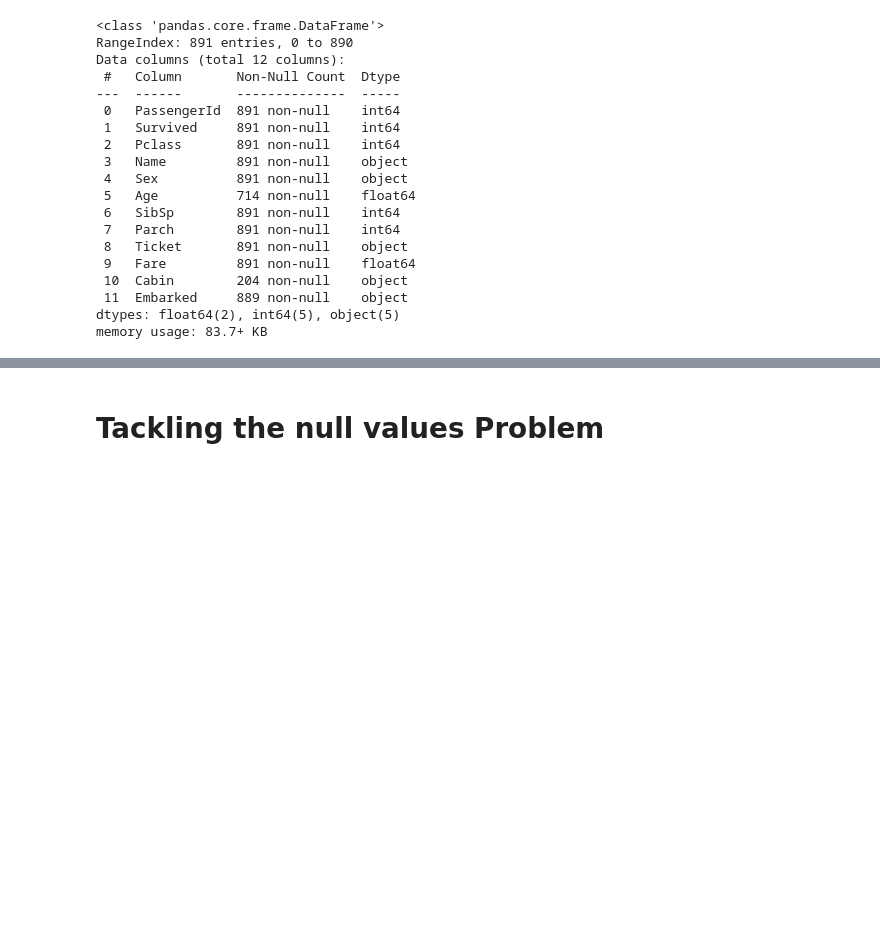
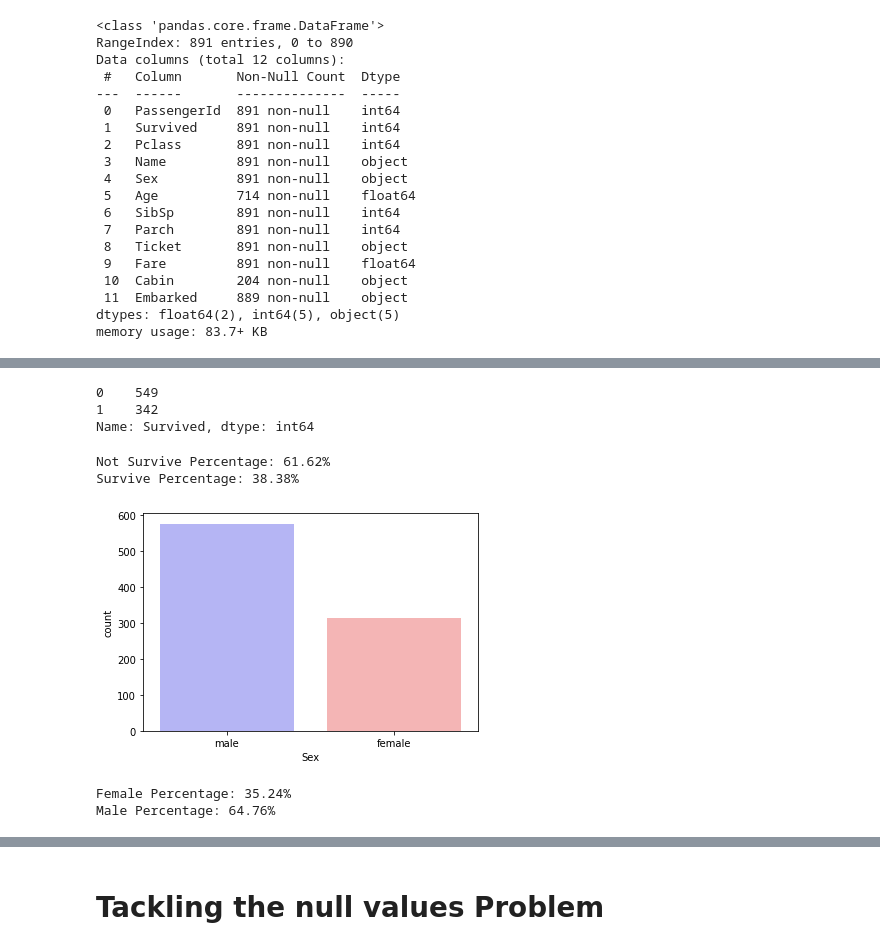
Before and after one commit to Rishit605/ml-titanic-disaster-predictions, a Jupyter notebook: titanic-survival-3.ipynb, the cells around one changed output, grey strips where cells are left out. Cells and saved outputs as stored; diff of their text form; code cells hidden in the pictures; blank space fills up the shorter version.

```diff
--- a/titanic-survival-3.ipynb
+++ b/titanic-survival-3.ipynb
@@ -70,3 +80,31 @@ df_train.head()
 | 2 | 3 | 1 | 3 | Heikkinen, Miss. Laina | female | 26.0 | 0 | 0 | STON/O2. 3101282 | 7.9250 | ... |
 | 3 | 4 | 1 | 1 | Futrelle, Mrs. Jacques Heath (Lil... | female | 35.0 | 1 | 0 | 113803 | 53.1000 | ... |
 | 4 | 5 | 0 | 3 | Allen, Mr. William Henry | male | 35.0 | 0 | 0 | 373450 | 8.0500 | ... |
+# %%
+df_train.Survived.value_counts()
+# %% [output]
+0    549
+1    342
+Name: Survived, dtype: int64
+# %%
+countNotSurvive = len(df_train[df_train.Survived == 0])
+countSurvive = len(df_train[df_train.Survived == 1])
+print("Not Survive Percentage: {:.2f}%".format((countNotSurvive / (len(df_train.Survived))*100)))
+print("Survive Percentage: {:.2f}%".format((countSurvive / (len(df_train.Survived))*100)))
+# %% [output]
+Not Survive Percentage: 61.62%
+Survive Percentage: 38.38%
+# %%
+sns.countplot(x='Sex', data=df_train, palette="bwr")
+plt.xlabel("Sex")
+plt.show()
+# %% [output]
+[figure, added]
+# %%
+countFemale = len(df_train[df_train.Sex == "female"])
+countMale = len(df_train[df_train.Sex == "male"])
+print("Female Percentage: {:.2f}%".format((countFemale / (len(df_train.Sex))*100)))
+print("Male Percentage: {:.2f}%".format((countMale / (len(df_train.Sex))*100)))
+# %% [output]
+Female Percentage: 35.24%
+Male Percentage: 64.76%
```
Also changed, not shown: parts of 34 cells of this notebook.
